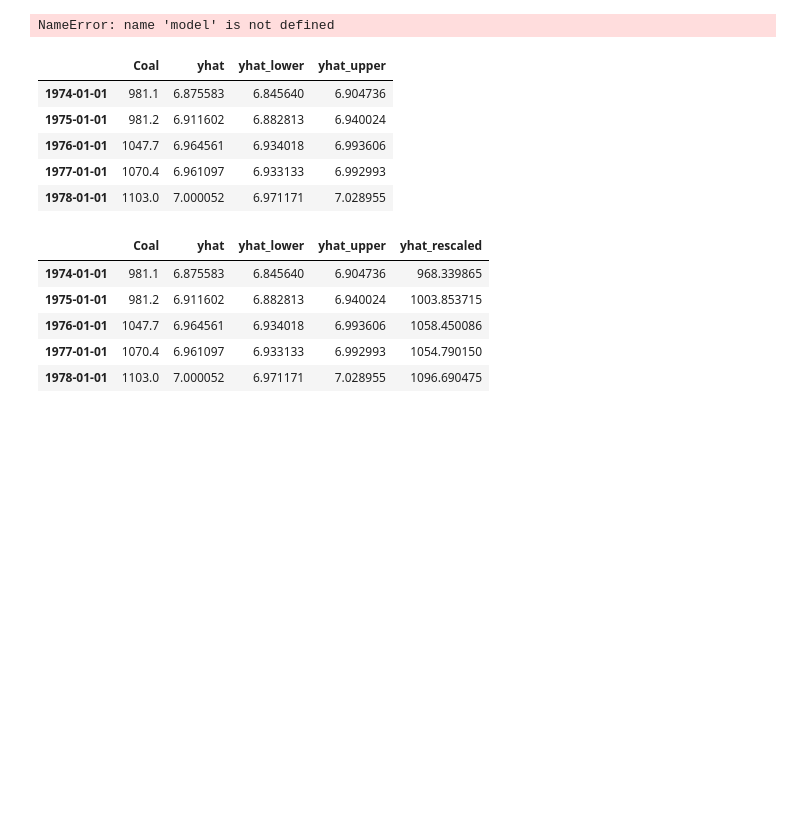
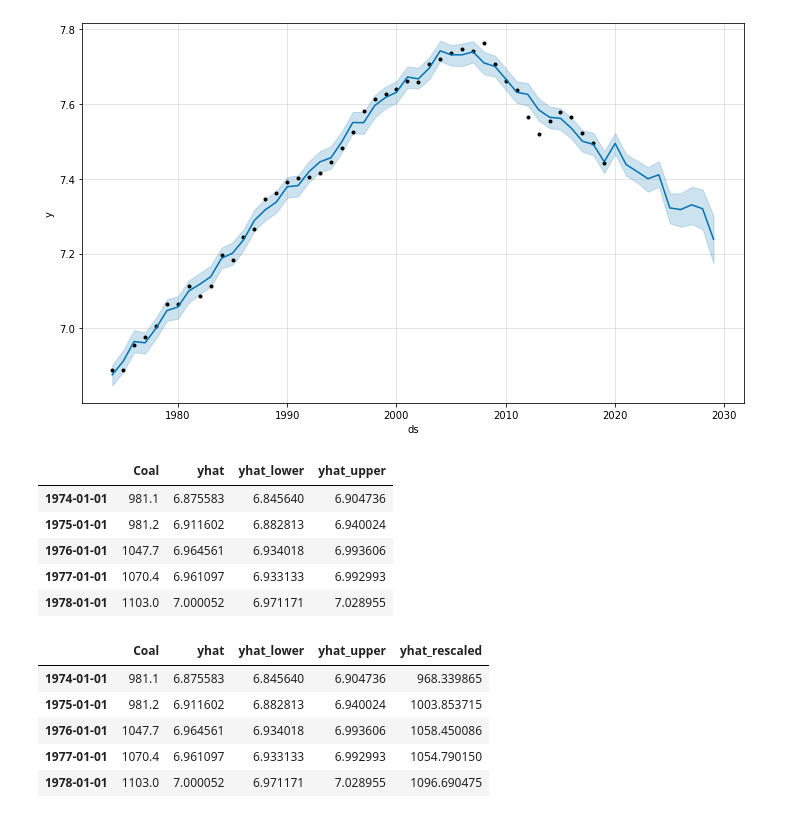
Before and after one commit to mnperic/final-project, a Jupyter notebook: Jupyter Notebooks/machine_learning_coal.ipynb, the cells around one changed output. Cells and saved outputs as stored; diff of their text form; code cells hidden in the pictures; blank space fills up the shorter version.

```diff
--- a/Jupyter Notebooks/machine_learning_coal.ipynb
+++ b/Jupyter Notebooks/machine_learning_coal.ipynb
@@ -71,35 +129,9 @@ NameError: name 'forecast' is not defined
 # %%
 # Plot forecast
 
 model.plot(forecast);
-
-# Plot
-fig, ax1 = plt.subplots()
-ax1.plot(model.plot(forecast), color='black', linestyle=':')
-
-# Font families
-font_1 = {'family':'helvetica','color':'black','size':16}
-font_2 = {'family':'helvetica','color':'black','size':12}
-
-# Labels
-ax1.set_title('Coal generation in petajoules (Blue) vs. Forecast (Grey), 1974–2028', fontdict = font_1)
-ax1.set_ylabel('Price (USD/Barrel)', fontdict = font_2)
-ax1.set_xlabel('Year', fontdict = font_2)
-
-# Legend
-plt.legend(title='', loc='upper right', ncol=1)
-
-# Aesthetics
-plt.gca().spines['top'].set_visible(False)
-plt.gca().spines['right'].set_visible(False)
-plt.tight_layout()
-
-# Show/save
-#plt.savefig("/Users/minoperic/Data Analytics/Data Investigations/final-project/Images/coal_generation_forecast.png",
-           #transparent=False, dpi=300)
-plt.show()
 # %% [output]
-NameError: name 'model' is not defined
+[figure, added]
 # %%
 # Finalise visualisation
 # Set 'ds' as index for both dataframes
```
Also changed, not shown: parts of 10 cells of this notebook.
